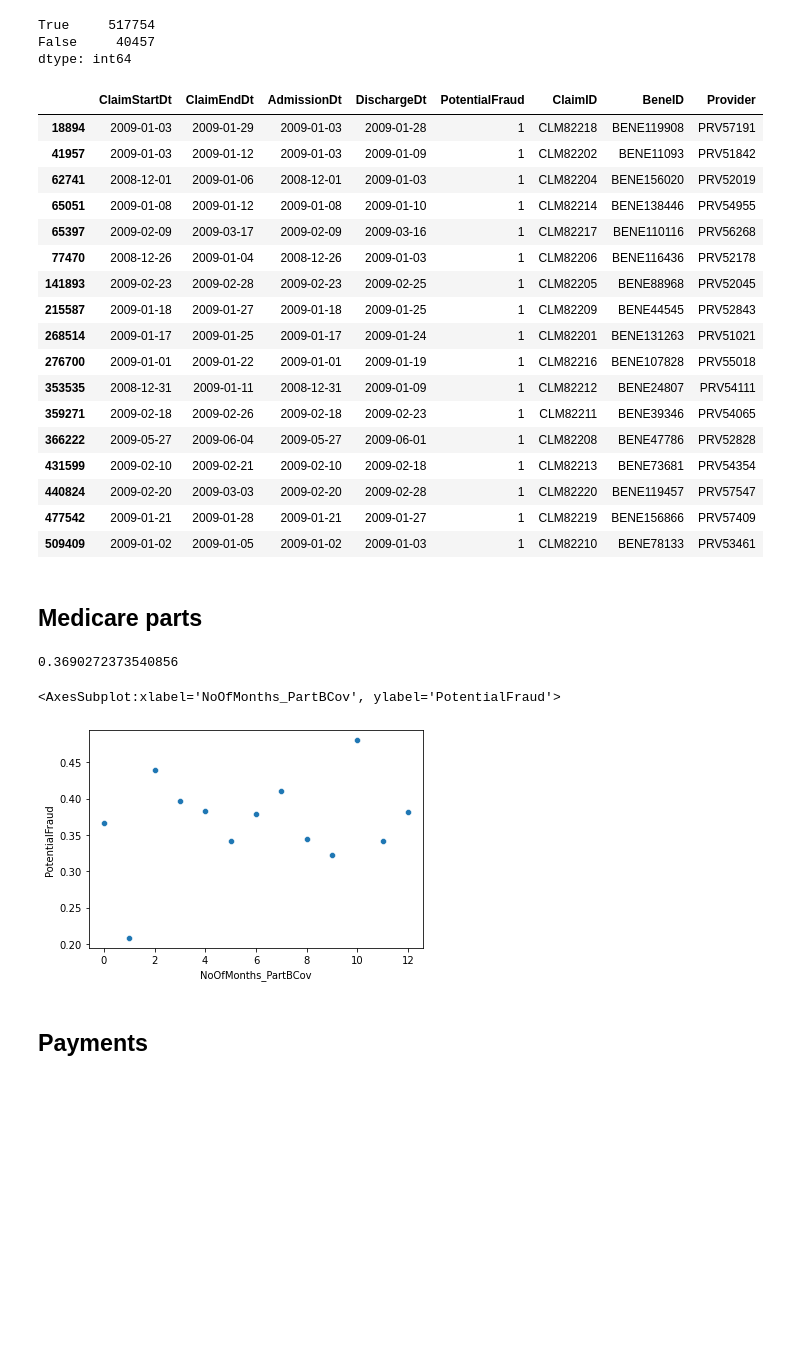
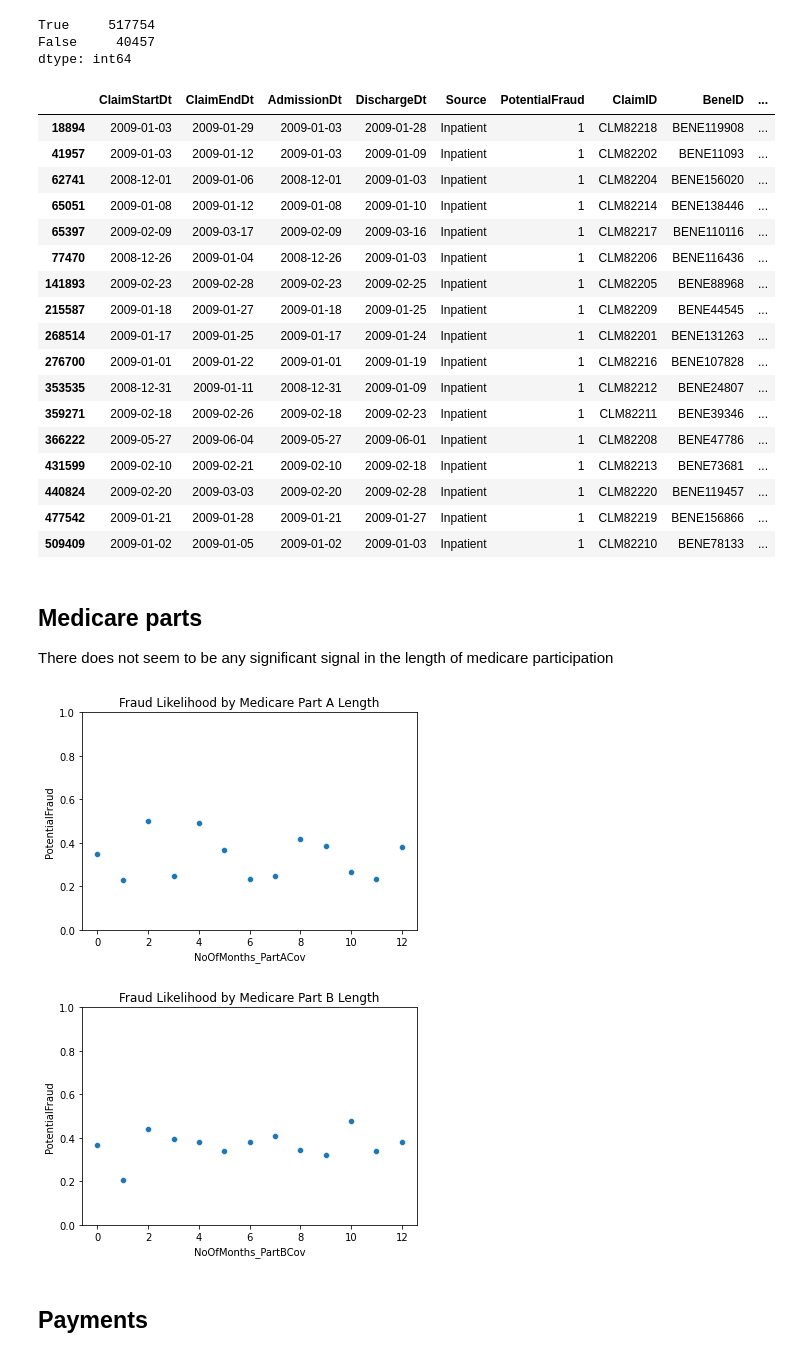
Before and after one commit to jwelch1123/healthcare_fraud_detection, a Jupyter notebook: healthcare_fraud.ipynb, the cells around one changed output. Saved outputs shown, nothing was run; the diff lists cells and outputs as text; code cells hidden in the pictures; blank space fills up the shorter version.

```diff
--- a/healthcare_fraud.ipynb
+++ b/healthcare_fraud.ipynb
@@ -848,43 +957,48 @@ False     40457
 dtype: int64
 # %%
 mask = claims.DischargeDt.notna()
-thing2 = claims[mask][claims[mask]['ClaimEndDt'] != claims[mask]['DischargeDt']].filter(['ClaimStartDt','ClaimEndDt','AdmissionDt','DischargeDt','PotentialFraud','ClaimID','BeneID','Provider'])  #.filter(['ClaimStartDt','AdmissionDt'])
+thing2 = claims[mask][claims[mask]['ClaimEndDt'] != claims[mask]['DischargeDt']]\
+                .filter(['ClaimStartDt','ClaimEndDt','AdmissionDt','DischargeDt',
+                         'Source','PotentialFraud','ClaimID','BeneID','Provider'])
 thing2
 # %% [output]
-|  | ClaimStartDt | ClaimEndDt | AdmissionDt | DischargeDt | PotentialFraud | ClaimID | BeneID | Provider |
-| 18894 | 2009-01-03 | 2009-01-29 | 2009-01-03 | 2009-01-28 | 1 | CLM82218 | BENE119908 | PRV57191 |
-| 41957 | 2009-01-03 | 2009-01-12 | 2009-01-03 | 2009-01-09 | 1 | CLM82202 | BENE11093 | PRV51842 |
-| 62741 | 2008-12-01 | 2009-01-06 | 2008-12-01 | 2009-01-03 | 1 | CLM82204 | BENE156020 | PRV52019 |
-| 65051 | 2009-01-08 | 2009-01-12 | 2009-01-08 | 2009-01-10 | 1 | CLM82214 | BENE138446 | PRV54955 |
-| 65397 | 2009-02-09 | 2009-03-17 | 2009-02-09 | 2009-03-16 | 1 | CLM82217 | BENE110116 | PRV56268 |
-| 77470 | 2008-12-26 | 2009-01-04 | 2008-12-26 | 2009-01-03 | 1 | CLM82206 | BENE116436 | PRV52178 |
-| 141893 | 2009-02-23 | 2009-02-28 | 2009-02-23 | 2009-02-25 | 1 | CLM82205 | BENE88968 | PRV52045 |
-| 215587 | 2009-01-18 | 2009-01-27 | 2009-01-18 | 2009-01-25 | 1 | CLM82209 | BENE44545 | PRV52843 |
-| 268514 | 2009-01-17 | 2009-01-25 | 2009-01-17 | 2009-01-24 | 1 | CLM82201 | BENE131263 | PRV51021 |
-| 276700 | 2009-01-01 | 2009-01-22 | 2009-01-01 | 2009-01-19 | 1 | CLM82216 | BENE107828 | PRV55018 |
-| 353535 | 2008-12-31 | 2009-01-11 | 2008-12-31 | 2009-01-09 | 1 | CLM82212 | BENE24807 | PRV54111 |
-| 359271 | 2009-02-18 | 2009-02-26 | 2009-02-18 | 2009-02-23 | 1 | CLM82211 | BENE39346 | PRV54065 |
-| 366222 | 2009-05-27 | 2009-06-04 | 2009-05-27 | 2009-06-01 | 1 | CLM82208 | BENE47786 | PRV52828 |
-| 431599 | 2009-02-10 | 2009-02-21 | 2009-02-10 | 2009-02-18 | 1 | CLM82213 | BENE73681 | PRV54354 |
-| 440824 | 2009-02-20 | 2009-03-03 | 2009-02-20 | 2009-02-28 | 1 | CLM82220 | BENE119457 | PRV57547 |
-| 477542 | 2009-01-21 | 2009-01-28 | 2009-01-21 | 2009-01-27 | 1 | CLM82219 | BENE156866 | PRV57409 |
-| 509409 | 2009-01-02 | 2009-01-05 | 2009-01-02 | 2009-01-03 | 1 | CLM82210 | BENE78133 | PRV53461 |
+|  | ClaimStartDt | ClaimEndDt | AdmissionDt | DischargeDt | Source | PotentialFraud | ClaimID | BeneID | ... |
+| 18894 | 2009-01-03 | 2009-01-29 | 2009-01-03 | 2009-01-28 | Inpatient | 1 | CLM82218 | BENE119908 | ... |
+| 41957 | 2009-01-03 | 2009-01-12 | 2009-01-03 | 2009-01-09 | Inpatient | 1 | CLM82202 | BENE11093 | ... |
+| 62741 | 2008-12-01 | 2009-01-06 | 2008-12-01 | 2009-01-03 | Inpatient | 1 | CLM82204 | BENE156020 | ... |
+| 65051 | 2009-01-08 | 2009-01-12 | 2009-01-08 | 2009-01-10 | Inpatient | 1 | CLM82214 | BENE138446 | ... |
+| 65397 | 2009-02-09 | 2009-03-17 | 2009-02-09 | 2009-03-16 | Inpatient | 1 | CLM82217 | BENE110116 | ... |
+| 77470 | 2008-12-26 | 2009-01-04 | 2008-12-26 | 2009-01-03 | Inpatient | 1 | CLM82206 | BENE116436 | ... |
+| 141893 | 2009-02-23 | 2009-02-28 | 2009-02-23 | 2009-02-25 | Inpatient | 1 | CLM82205 | BENE88968 | ... |
+| 215587 | 2009-01-18 | 2009-01-27 | 2009-01-18 | 2009-01-25 | Inpatient | 1 | CLM82209 | BENE44545 | ... |
+| 268514 | 2009-01-17 | 2009-01-25 | 2009-01-17 | 2009-01-24 | Inpatient | 1 | CLM82201 | BENE131263 | ... |
+| 276700 | 2009-01-01 | 2009-01-22 | 2009-01-01 | 2009-01-19 | Inpatient | 1 | CLM82216 | BENE107828 | ... |
+| 353535 | 2008-12-31 | 2009-01-11 | 2008-12-31 | 2009-01-09 | Inpatient | 1 | CLM82212 | BENE24807 | ... |
+| 359271 | 2009-02-18 | 2009-02-26 | 2009-02-18 | 2009-02-23 | Inpatient | 1 | CLM82211 | BENE39346 | ... |
+| 366222 | 2009-05-27 | 2009-06-04 | 2009-05-27 | 2009-06-01 | Inpatient | 1 | CLM82208 | BENE47786 | ... |
+| 431599 | 2009-02-10 | 2009-02-21 | 2009-02-10 | 2009-02-18 | Inpatient | 1 | CLM82213 | BENE73681 | ... |
+| 440824 | 2009-02-20 | 2009-03-03 | 2009-02-20 | 2009-02-28 | Inpatient | 1 | CLM82220 | BENE119457 | ... |
+| 477542 | 2009-01-21 | 2009-01-28 | 2009-01-21 | 2009-01-27 | Inpatient | 1 | CLM82219 | BENE156866 | ... |
+| 509409 | 2009-01-02 | 2009-01-05 | 2009-01-02 | 2009-01-03 | Inpatient | 1 | CLM82210 | BENE78133 | ... |
 # %% [markdown]
 ## Medicare parts
+
+There does not seem to be any significant signal in the length of medicare participation
-# %%
-#claims.groupby("NoOfMonths_PartACov").agg({'PotentialFraud':'mean'})
-#claims.groupby("NoOfMonths_PartBCov").agg({'PotentialFraud':'mean'})
-claims[claims.NoOfMonths_PartACov != claims.NoOfMonths_PartBCov].PotentialFraud.mean()
-# %% [output]
-0.3690272373540856
 # %%
-#data = claims.groupby("NoOfMonths_PartACov").agg({'PotentialFraud':'mean'})
-data = claims.groupby("NoOfMonths_PartBCov").agg({'PotentialFraud':'mean'})
+data1 = claims.groupby("NoOfMonths_PartACov").agg({'PotentialFraud':'mean'})
+data2 = claims.groupby("NoOfMonths_PartBCov").agg({'PotentialFraud':'mean'})
 
-sns.scatterplot(data.index, data.PotentialFraud)
+sns.scatterplot(x=data1.index,y= data1.PotentialFraud)
+plt.title('Fraud Likelihood by Medicare Part A Length')
+plt.ylim(0,1)
+plt.show()
+sns.scatterplot(x=data2.index,y= data2.PotentialFraud)
+plt.title('Fraud Likelihood by Medicare Part B Length')
+plt.ylim(0,1)
+plt.show()
 # %% [output]
-<AxesSubplot:xlabel='NoOfMonths_PartBCov', ylabel='PotentialFraud'>
-[figure, old version]
+[figure, new version]
+[figure, added]
 # %% [markdown]
 ## Payments
 # %%
```
Also changed, not shown: parts of 29 cells of this notebook, 5 other files.
